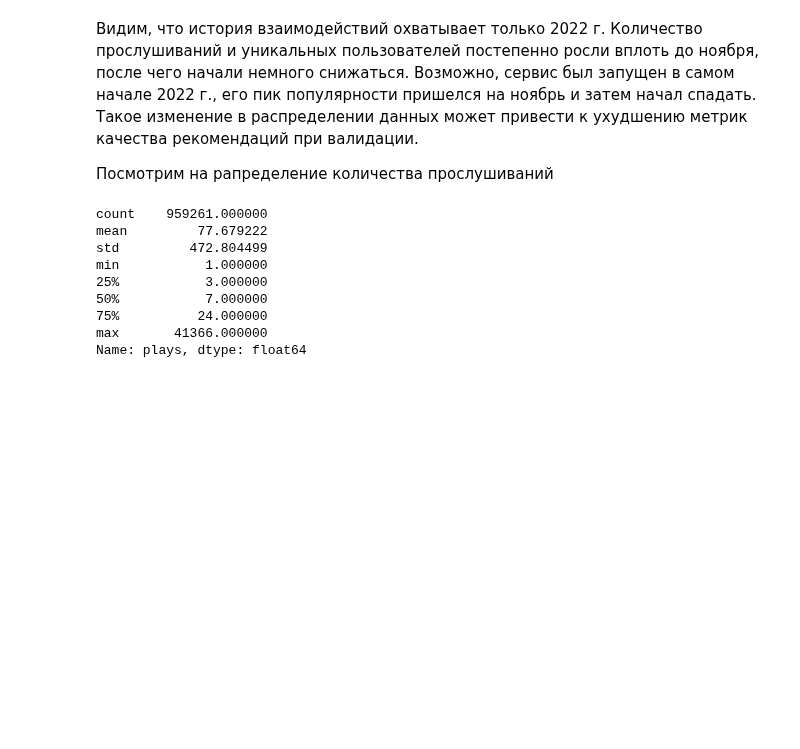
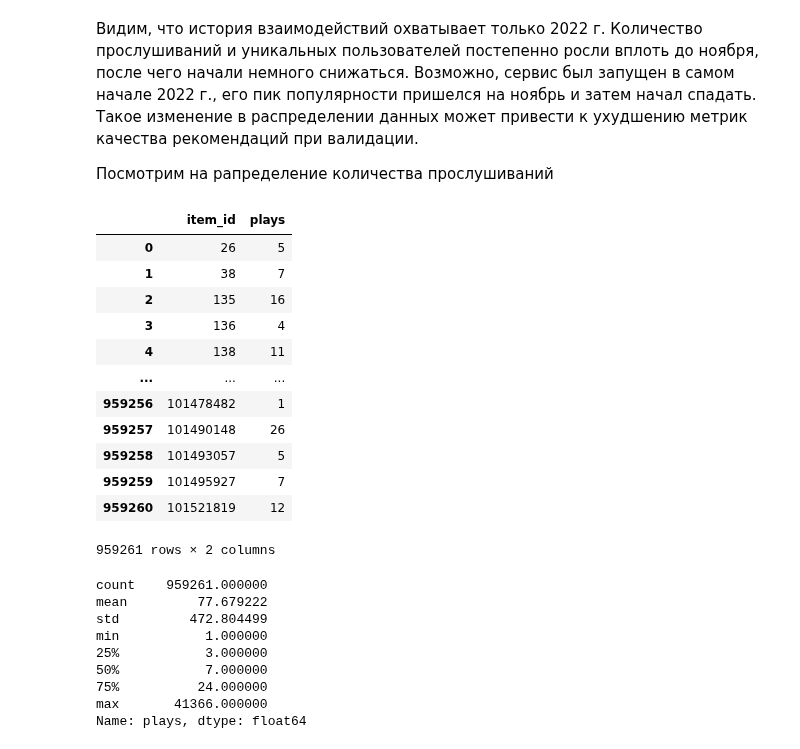
Before and after one commit to ibnkir/music-recsys-project, a Jupyter notebook: recommendations.ipynb, the cells around one changed output. Cells and saved outputs as stored; diff of their text form; code cells hidden in the pictures; blank space fills up the shorter version.

```diff
--- a/recommendations.ipynb
+++ b/recommendations.ipynb
@@ -552,8 +552,23 @@ fig.tight_layout()
 
 Посмотрим на рапределение количества прослушиваний
 # %%
-# Агрегируем треки
+# Агрегируем треки по всем событиям
 agg_items = events.groupby("item_id").agg(plays=("started_at", "count")).reset_index()
+agg_items
+# %% [output]
+|  | item_id | plays |
+| 0 | 26 | 5 |
+| 1 | 38 | 7 |
+| 2 | 135 | 16 |
+| 3 | 136 | 4 |
+| 4 | 138 | 11 |
+| ... | ... | ... |
+| 959256 | 101478482 | 1 |
+| 959257 | 101490148 | 26 |
+| 959258 | 101493057 | 5 |
+| 959259 | 101495927 | 7 |
+| 959260 | 101521819 | 12 |
+959261 rows × 2 columns
 # %%
 # Смотрим статистики кол-ва прослушиваний
 agg_items['plays'].describe()
```
Also changed, not shown: parts of 3 cells of this notebook, 1 other file.
